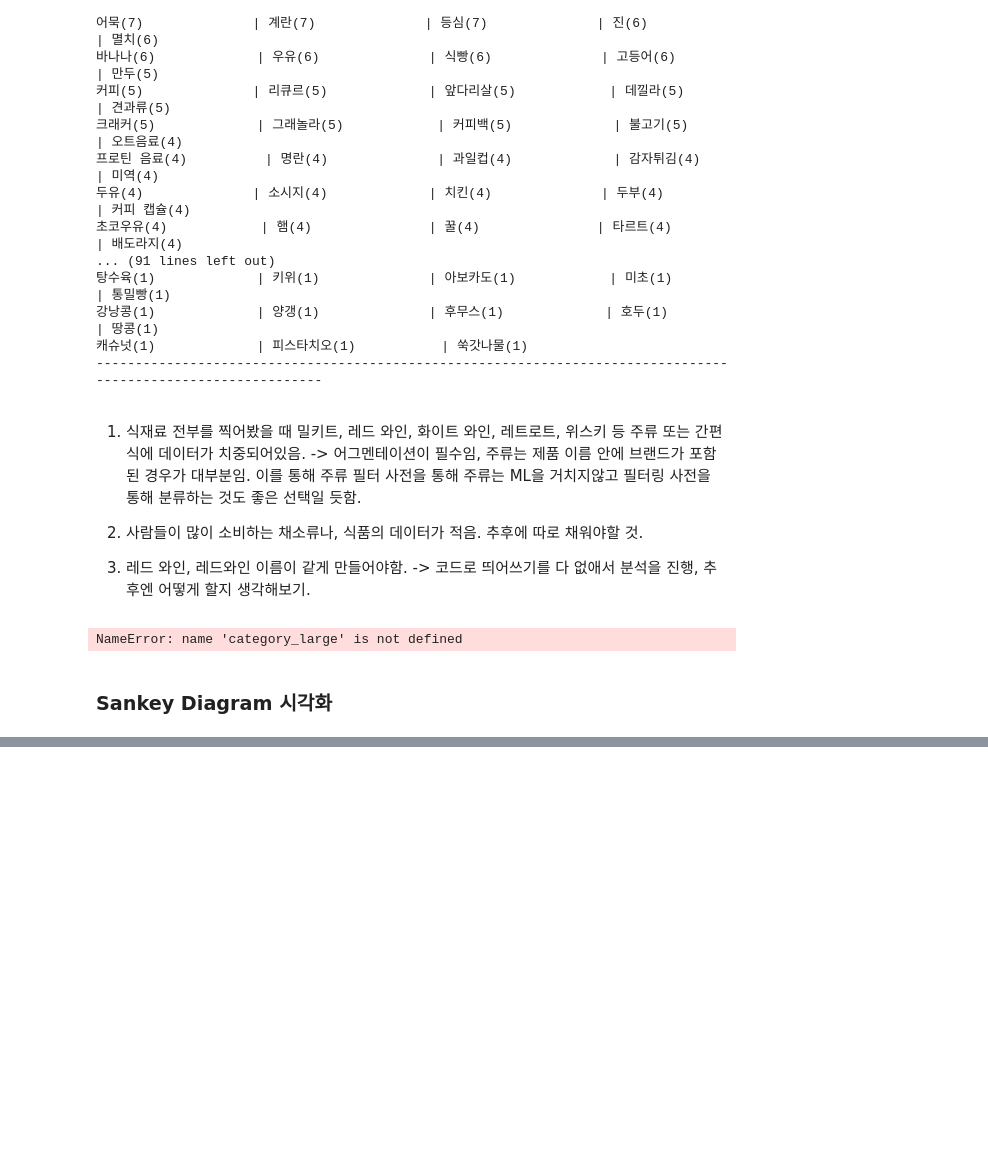
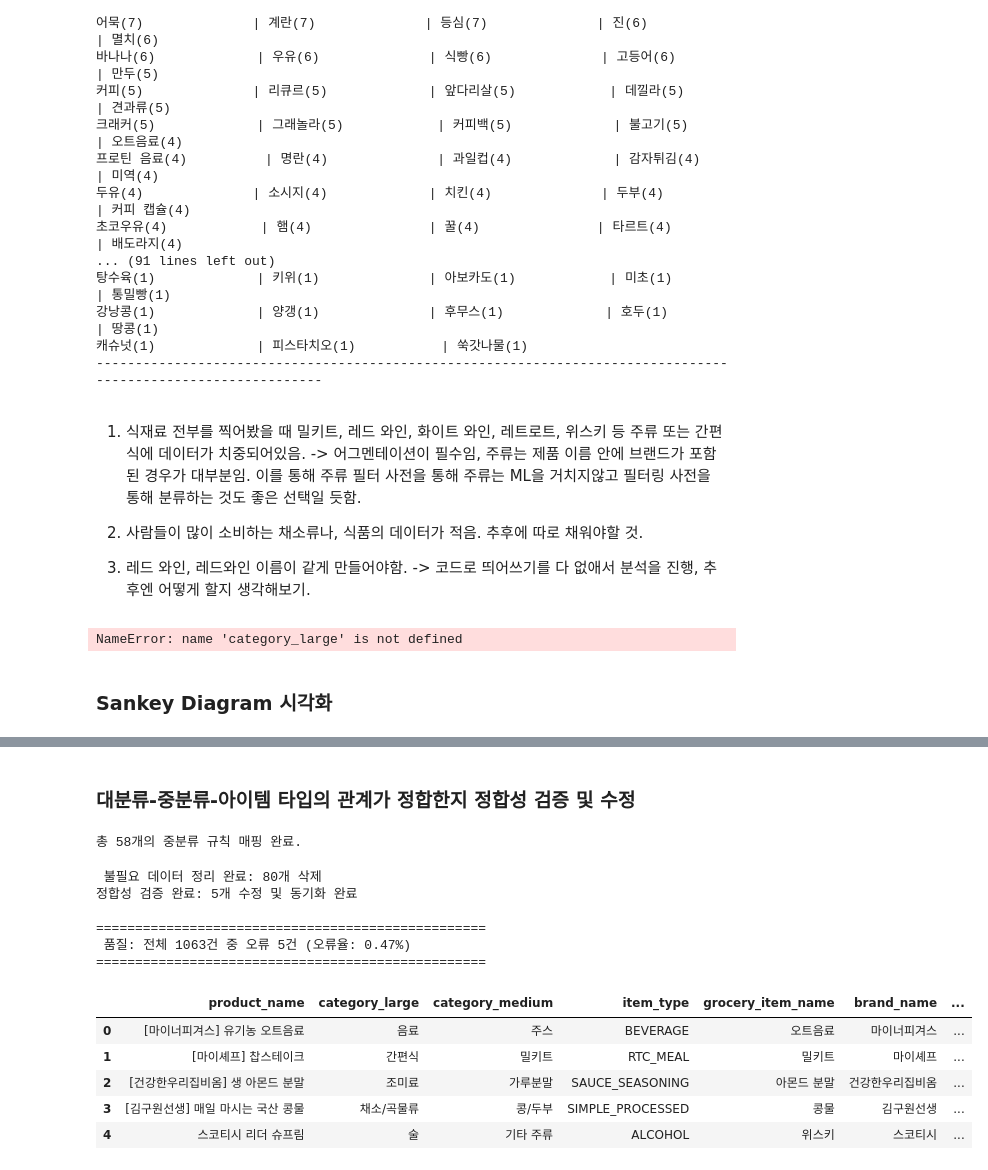
Before and after one commit to RE-FRIDGE-Team/REF_Classification_For_Ingredient_Recognition, a Jupyter notebook: classification_ML/REF_Grocery_Analysis.ipynb, the cells around one changed output, grey strips where cells are left out. Drawn from its saved outputs; the diff is of its cells as text; code cells hidden in the pictures; blank space fills up the shorter version.

```diff
--- a/classification_ML/REF_Grocery_Analysis.ipynb
+++ b/classification_ML/REF_Grocery_Analysis.ipynb
@@ -662,0 +694,32 @@ fig.show()
+# %% [markdown]
+### 대분류-중분류-아이템 타입의 관계가 정합한지 정합성 검증 및 수정
+# %%
+# 계층 데이터 정의
+hierarchy_data = {
+    "술": {"items": [{"name": "와인", "item_type": "ALCOHOL"}, {"name": "전통주", "item_type": "ALCOHOL"}, {"name": "맥주", "item_type": "ALCOHOL"}, {"name": "소주", "item_type": "ALCOHOL"}, {"name": "기타 주류", "item_type": "ALCOHOL"}]},
+    "채소/곡물류": {"items": [{"name": "채소", "item_type": "RAW_PRODUCE"}, {"name": "버섯", "item_type": "RAW_PRODUCE"}, {"name": "쌀/잡곡", "item_type": "GRAIN"}, {"name": "콩/두부", "item_type": "SIMPLE_PROCESSED"}, {"name": "면류", "item_type": "GRAIN"}]},
+    "육류/계란": {"items": [{"name": "소고기", "item_type": "RAW_MEAT"}, {"name": "돼지고기", "item_type": "RAW_MEAT"}, {"name": "닭고기", "item_type": "RAW_MEAT"}, {"name": "오리고기", "item_type": "RAW_MEAT"}, {"name": "양고기", "item_type": "RAW_MEAT"}, {"name": "계란", "item_type": "RAW_MEAT"}, {"name": "가공육(햄/소시지)", "item_type": "PROCESSED_MEAT"}]},
+    "수산물": {"items": [{"name": "생선", "item_type": "RAW_SEAFOOD"}, {"name": "조개/전복", "item_type": "RAW_SEAFOOD"}, {"name": "새우/게", "item_type": "RAW_SEAFOOD"}, {"name": "멸치/건어물", "item_type": "DRIED_SEAFOOD"}, {"name": "오징어/문어", "item_type": "RAW_SEAFOOD"}, {"name": "미역/다시마", "item_type": "DRIED_SEAFOOD"}, {"name": "어육가공식품", "item_type": "SIMPLE_PROCESSED"}, {"name": "어란", "item_type": "RAW_SEAFOOD"}]},
+    "과일/견과류": {"items": [{"name": "과일", "item_type": "RAW_FRUIT"}, {"name": "견과류", "item_type": "RAW_FRUIT"}, {"name": "냉동과일", "item_type": "SIMPLE_PROCESSED"}]},
+    "간편식": {"items": [{"name": "밀키트", "item_type": "RTC_MEAL"}, {"name": "레트로트", "item_type": "RTC_MEAL"}, {"name": "즉석밥", "item_type": "INSTANT"}, {"name": "라면", "item_type": "INSTANT"}, {"name": "냉동식품", "item_type": "FROZEN_MEAL"}, {"name": "샐러드팩", "item_type": "RTC_MEAL"}, {"name": "반찬류", "item_type": "SIMPLE_PROCESSED"}]},
+    "조미료": {"items": [{"name": "식용유/기름", "item_type": "SAUCE_SEASONING"}, {"name": "양념/소스", "item_type": "SAUCE_SEASONING"}, {"name": "조미료", "item_type": "SAUCE_SEASONING"}, {"name": "가루분말", "item_type": "SAUCE_SEASONING"}, {"name": "향신료/허브", "item_type": "SAUCE_SEASONING"}]},
+    "음료": {"items": [{"name": "탄산음료", "item_type": "BEVERAGE"}, {"name": "이온음료", "item_type": "BEVERAGE"}, {"name": "주스", "item_type": "BEVERAGE"}, {"name": "커피/차", "item_type": "BEVERAGE"}, {"name": "생수", "item_type": "BEVERAGE"}]},
+    "유제품": {"items": [{"name": "우유/두유", "item_type": "DAIRY"}, {"name": "요거트", "item_type": "DAIRY"}, {"name": "치즈", "item_type": "DAIRY"}, {"name": "버터/생크림", "item_type": "DAIRY"}]},
+    "간식류": {"items": [{"name": "빵류", "item_type": "BAKERY"}, {"name": "디저트/케이크", "item_type": "BAKERY"}, {"name": "과자/스낵", "item_type": "SNACK"}, {"name": "초콜릿/사탕", "item_type": "SNACK"}, {"name": "떡", "item_type": "SNACK"}]},
+    "상온식품": {"items": [{"name": "참치/스팸캔", "item_type": "CANNED"}, {"name": "김/자반", "item_type": "DRIED_SEAFOOD"}, {"name": "잼/스프레드", "item_type": "SAUCE_SEASONING"}, {"name": "시리얼", "item_type": "GRAIN"}]}
+}
+
+# 클래스 외부에서 매핑 진행
+# 중분류를 Key로 하여 대분류와 타입을 즉시 조회
+master_rule_map = {}
+
+for category_large, content in hierarchy_data.items():
+    for item in content['items']:
+        master_rule_map[item['name']] = {
+            'valid_large': category_large,
+            'valid_item_type': item['item_type']
+        }
+
+print(f"총 {len(master_rule_map)}개의 중분류 규칙 매핑 완료.")
+# %% [output]
+총 58개의 중분류 규칙 매핑 완료.
@@ -662,0 +792,24 @@ fig.show()
+# %%
+synchronizer = REF_grocery_data_synchronizer(grocery_df, master_rule_map)
+
+grocery_df = (synchronizer
+    .purge_invalid_data()           # 결측치 및 기타 제거
+    .sync_with_master_rules()        # 내부 동기화 및 수리
+    .report_quality_metrics()       # 리포트 출력
+    .get_final_df())                # 최종 데이터 반환 (3개 컬럼)
+
+# 결과 확인
+display(grocery_df.head())
+# %% [output]
+ 불필요 데이터 정리 완료: 80개 삭제
+정합성 검증 완료: 5개 수정 및 동기화 완료
+
+==================================================
+ 품질: 전체 1063건 중 오류 5건 (오류율: 0.47%)
+==================================================
+|  | product_name | category_large | category_medium | item_type | grocery_item_name | brand_name | ... |
+| 0 | [마이너피겨스] 유기농 오트음료 | 음료 | 주스 | BEVERAGE | 오트음료 | 마이너피겨스 | ... |
+| 1 | [마이셰프] 찹스테이크 | 간편식 | 밀키트 | RTC_MEAL | 밀키트 | 마이셰프 | ... |
+| 2 | [건강한우리집비옴] 생 아몬드 분말 | 조미료 | 가루분말 | SAUCE_SEASONING | 아몬드 분말 | 건강한우리집비옴 | ... |
+| 3 | [김구원선생] 매일 마시는 국산 콩물 | 채소/곡물류 | 콩/두부 | SIMPLE_PROCESSED | 콩물 | 김구원선생 | ... |
+| 4 | 스코티시 리더 슈프림 | 술 | 기타 주류 | ALCOHOL | 위스키 | 스코티시 | ... |
```
Also changed, not shown: parts of 7 cells of this notebook.
